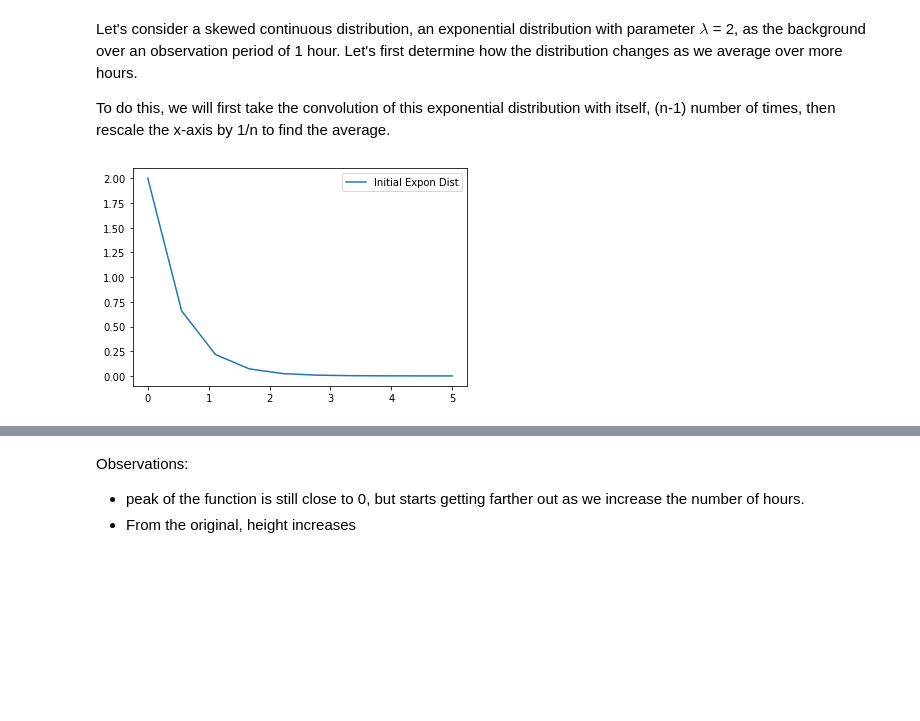
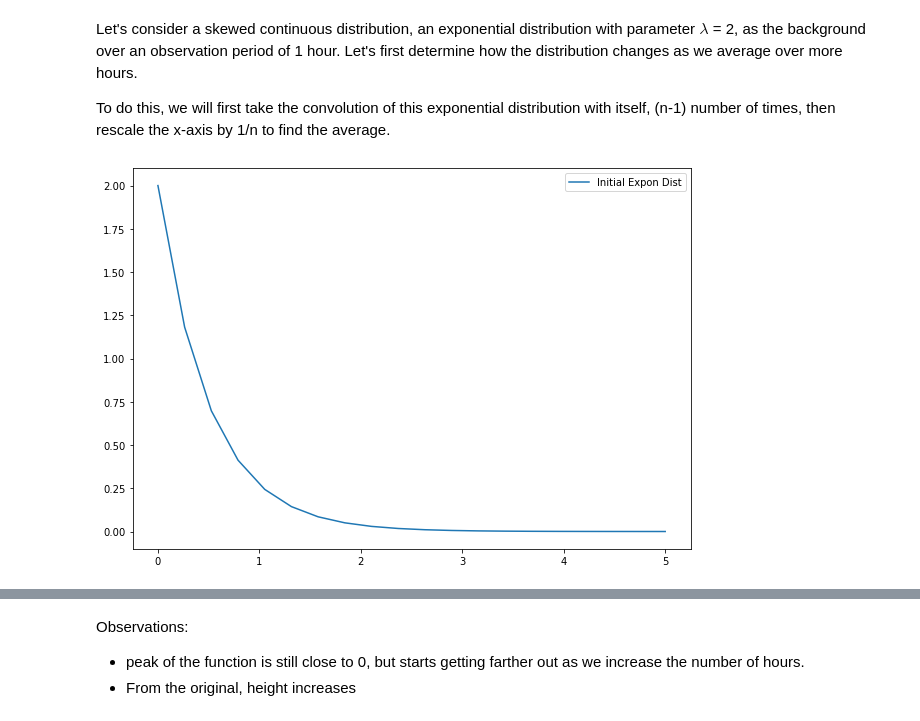
Before and after one commit to jenniv27/phys434, a Jupyter notebook: Labs/Lab2.ipynb, the cells around one changed output, grey strips where cells are left out. Drawn from its saved outputs; the diff is of its cells as text; code cells hidden in the pictures; blank space fills up the shorter version.

```diff
--- a/Labs/Lab2.ipynb
+++ b/Labs/Lab2.ipynb
@@ -8,7 +8,17 @@
 # %%
+# importing libraries we will use in the lab
 import numpy as np
 import matplotlib
 import matplotlib.pyplot as plt
 import scipy
 from scipy import stats
+
+# setting up graphing figure size
+plt.rcParams["figure.figsize"] = (10,7)
+# TO DO: FINISH 4
+# WRITE UP AND CLEAN UP
+# Normalize graphs after every convolution/averaging process in order to plot them on the same.
+    # Normalization expectations:
+    # For discrete, bin-width are all 1, pmf value must be <1. Integral will just be a sum.
+    # For continuous, bin-width is less than 1, pdf value can be >1. Integral will include the dx, so pdf values > 1 is fine.
 # %% [markdown]
@@ -224,14 +280,15 @@ Let's consider a skewed continuous distribution, an exponential distribution wit
 To do this, we will first take the convolution of this exponential distribution with itself, (n-1) number of times, then rescale the x-axis by 1/n to find the average.
 # %%
 # Lambda = 2 implies scale = 1/lambda = 1/2
-x_expon = np.linspace(0, 5, 10)
-y_expon = stats.expon.pdf(x_expon, scale = 1/2)
+x_expon = np.linspace(0, 5, 20) #bin width = 1/2
+y_expon = stats.expon.pdf(x_expon, scale = 1/2) # continuous
+bin_width = 0.5
 
 plt.plot(x_expon, y_expon, label = 'Initial Expon Dist')
 plt.legend()
 plt.show()
 # %% [output]
-[figure, old version]
+[figure, new version]
 # %%
 # Plotting several different averages
 x_avg_expon2, y_conv_expon2 = avg_dist(2, y_expon)
```
Also changed, not shown: parts of 49 cells of this notebook.
